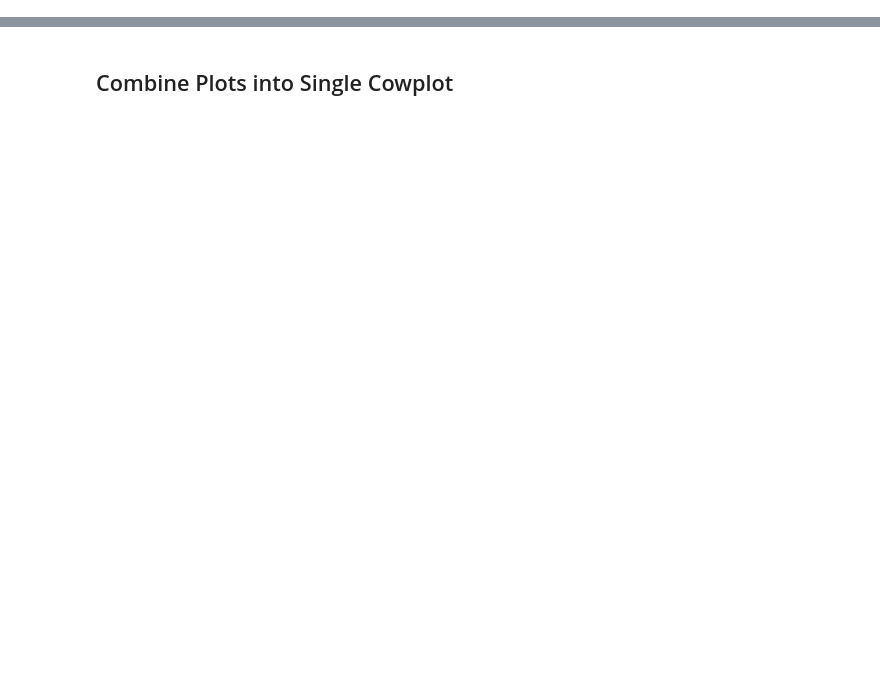
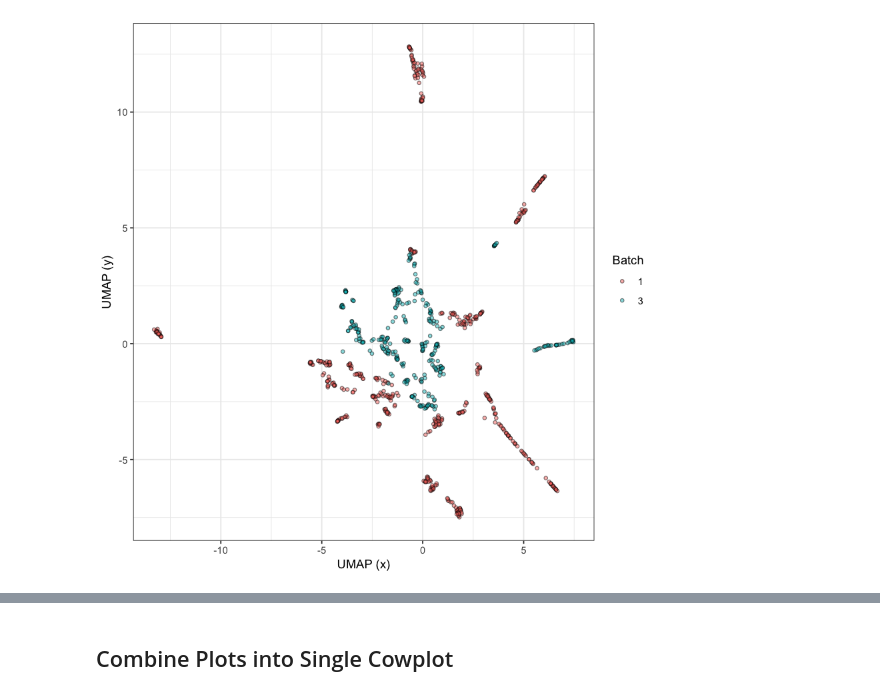
Before and after one commit to broadinstitute/2018_04_12_T2D_V2F_Saadat_Broad, a Jupyter notebook: umap_viz.ipynb, the cells around one changed output, grey strips where cells are left out. Drawn from its saved outputs; the diff is of its cells as text; code cells hidden in the pictures; blank space fills up the shorter version.

```diff
--- a/umap_viz.ipynb
+++ b/umap_viz.ipynb
@@ -194,0 +107,17 @@ ffa_gg
+# %%
+batch_gg <- ggplot(cp_umap_df, aes(x, y)) +
+    geom_point(aes(fill = Batch),
+               size = 1.2,
+               alpha = 0.5,
+               color = "black",
+               pch = 21) +
+    theme_bw() +
+    scale_fill_discrete(name = "Batch",
+                        labels = c("batch_one" = "1",
+                                   "batch_three" = "3")) +
+    xlab("UMAP (x)") +
+    ylab("UMAP (y)")
+
+batch_gg
+# %% [output]
+[figure, added]
```
Also changed, not shown: parts of 18 cells of this notebook, 3 other files.
